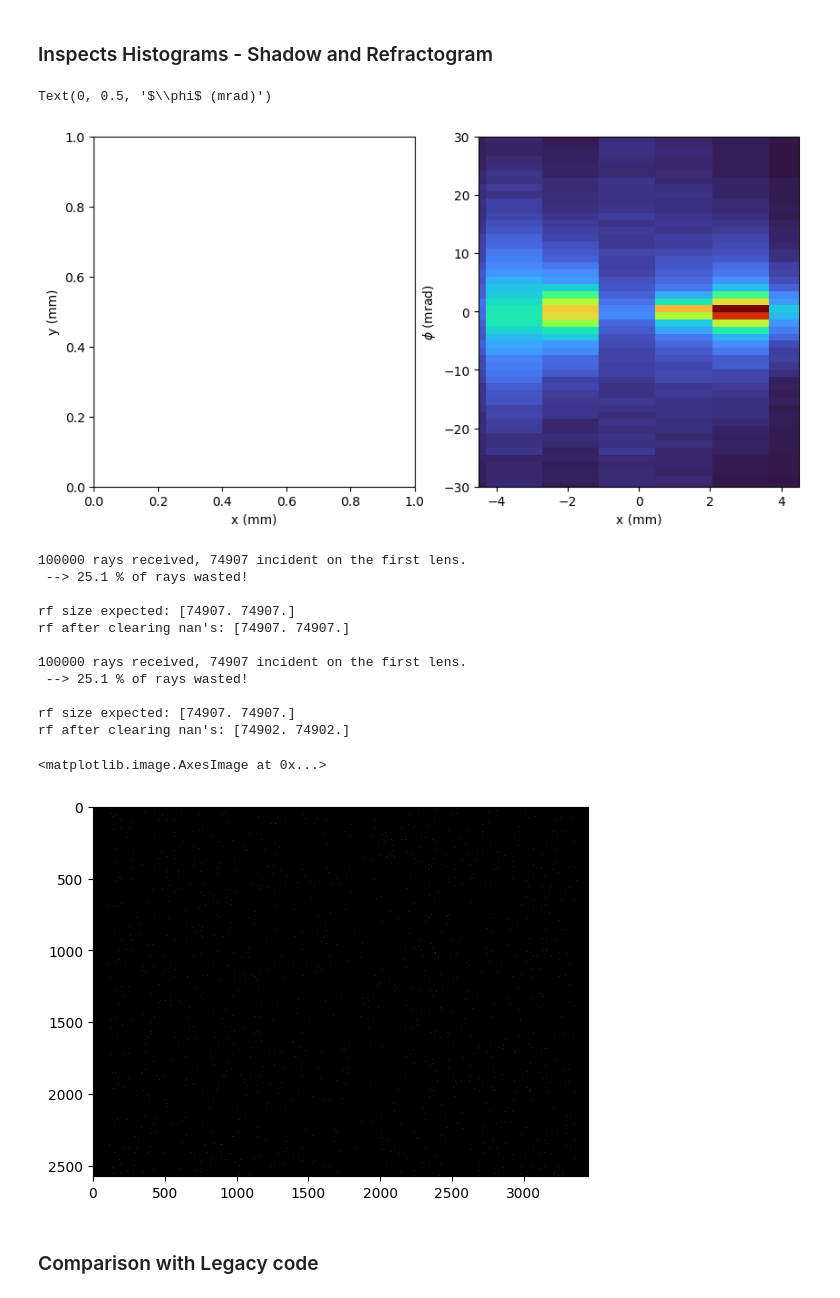
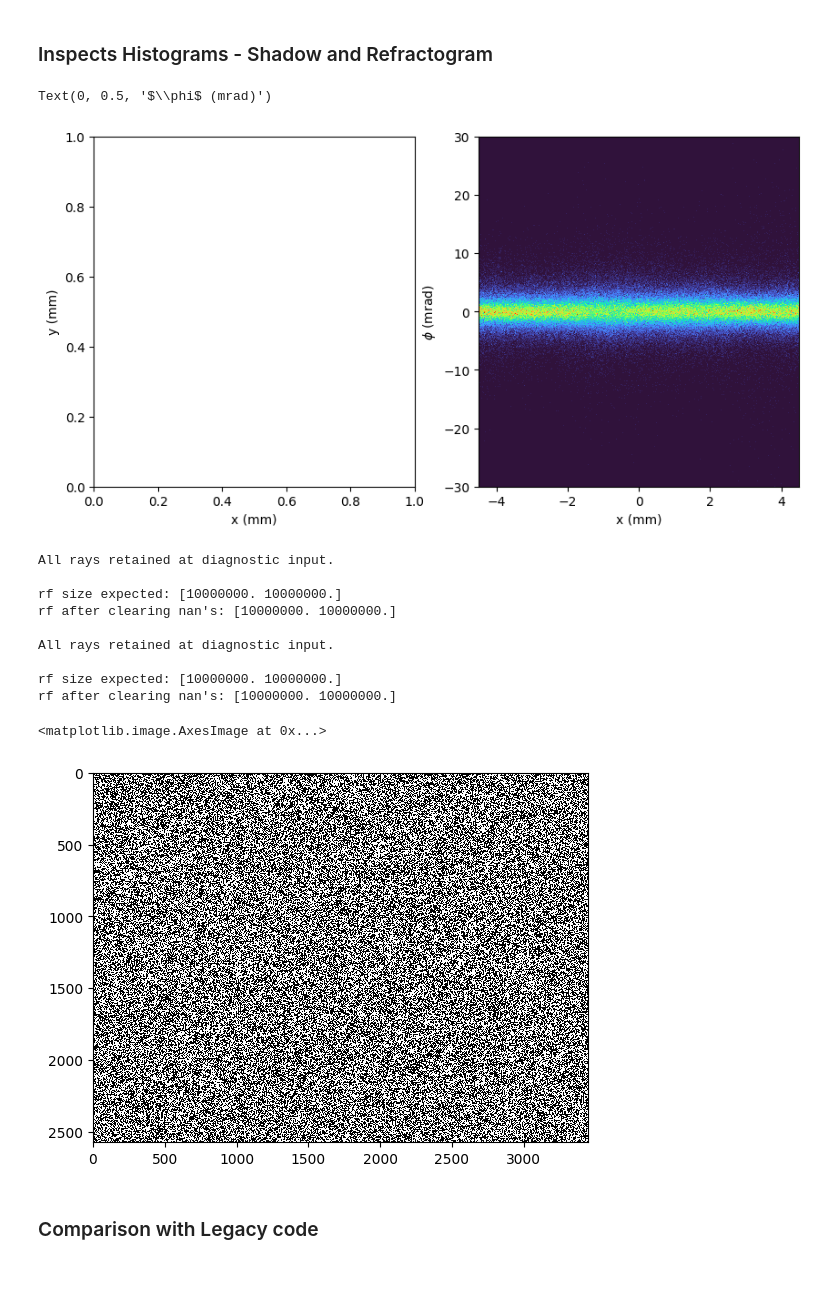
Before and after one commit to MAGPIE-ICL/SLOTH, a Jupyter notebook: examples/02.example_mesh_mesh_turbulence.ipynb, the cells around one changed output. Cells and saved outputs as stored; diff of their text form; code cells hidden in the pictures.

```diff
--- a/examples/02.example_mesh_mesh_turbulence.ipynb
+++ b/examples/02.example_mesh_mesh_turbulence.ipynb
@@ -43,7 +43,7 @@ base_folder = "/rds/general/user/sm13118/projects/afosrturbulence/live/sm13118/s
 path_to_file = "/xyz12_prp_CH_100pts_double_mesh_ug_3rd_5x100_10x75_12x100_cfl_0.5_8eV/radmeshablation_3d_prp_CH_ug_3rd_hdf5_plt_cnt_0203"
 filename = base_folder+path_to_file
 #  -----------------
-
+filename = "//rds/general/user/sm13118/projects/afosrturbulence/live/sm13118/data/turbo_box_JB/MA6M05/Turb_hdf5_plt_cnt_0050"
 
 columns = ["dims", "rays", "runtime", "legacyRuntime", "domainSize", "raySize", "totalMemory"]
 df = pd.DataFrame(columns = columns)
@@ -94,7 +94,7 @@ print("\n\n")
 # baseline = memory_report()['used_raw']
 probing_direction = 'z'
 
-Np = 1e5
+Np = 1e7
 
 # del ne_x
 # del ne_y
@@ -122,3 +123,3 @@ dims z: 500
 # %%
-domain = d.ScalarDomain(lengths, dims, leeway_factor = 3, ne_type = "import", probing_direction = probing_direction, Np = Np, ne = ne.v*1e6)
+domain = d.ScalarDomain(lengths, dims, leeway_factor = 3, ne_type = "import", probing_direction = probing_direction, Np = Np, ne = ne.v)
 # %% [output]
@@ -216,34 +216,32 @@ ax2.grid(False)
 ax2.set_ylabel(r"$\phi$ (mrad)")
 # %% [output]
 Text(0, 0.5, '$\\phi$ (mrad)')
-[figure, old version]
+[figure, new version]
 # %%
 import processing.diagnostics as diag
 
-shadowgrapher = diag.Shadowgraphy(lwl, rf_jax, focal_plane = 5)
+shadowgrapher = diag.Shadowgraphy(lwl, rf_jax, focal_plane = 0)
 shadowgrapher.single_lens_solve()
 shadowgrapher.histogram(bin_scale = 1, clear_mem = False)
 
-refractometer = diag.Refractometry(lwl, rf_jax, focal_plane = -5)
+refractometer = diag.Refractometry(lwl, rf_jax, focal_plane = 0)
 refractometer.incoherent_solve()
 refractometer.histogram(bin_scale = 1, clear_mem = False)
 # %% [output]
-100000 rays received, 74907 incident on the first lens.
- --> 25.1 % of rays wasted!
+All rays retained at diagnostic input.
 
-rf size expected: [74907. 74907.]
-rf after clearing nan's: [74907. 74907.]
+rf size expected: [10000000. 10000000.]
+rf after clearing nan's: [10000000. 10000000.]
 
-100000 rays received, 74907 incident on the first lens.
- --> 25.1 % of rays wasted!
+All rays retained at diagnostic input.
 
-rf size expected: [74907. 74907.]
-rf after clearing nan's: [74902. 74902.]
+rf size expected: [10000000. 10000000.]
+rf after clearing nan's: [10000000. 10000000.]
 # %%
-plt.imshow(shadowgrapher.H, cmap = 'Grays_r', interpolation = 'nearest', clim = [0, 10])
+plt.imshow(shadowgrapher.H, cmap = 'Grays_r', interpolation = 'nearest', clim = [0, 1])
 # %% [output]
 <matplotlib.image.AxesImage at 0x...>
-[figure, old version]
+[figure, new version]
 # %% [markdown]
 ### Comparison with Legacy code
 # %%
```
Also changed, not shown: parts of 10 cells of this notebook, 1 other file.
